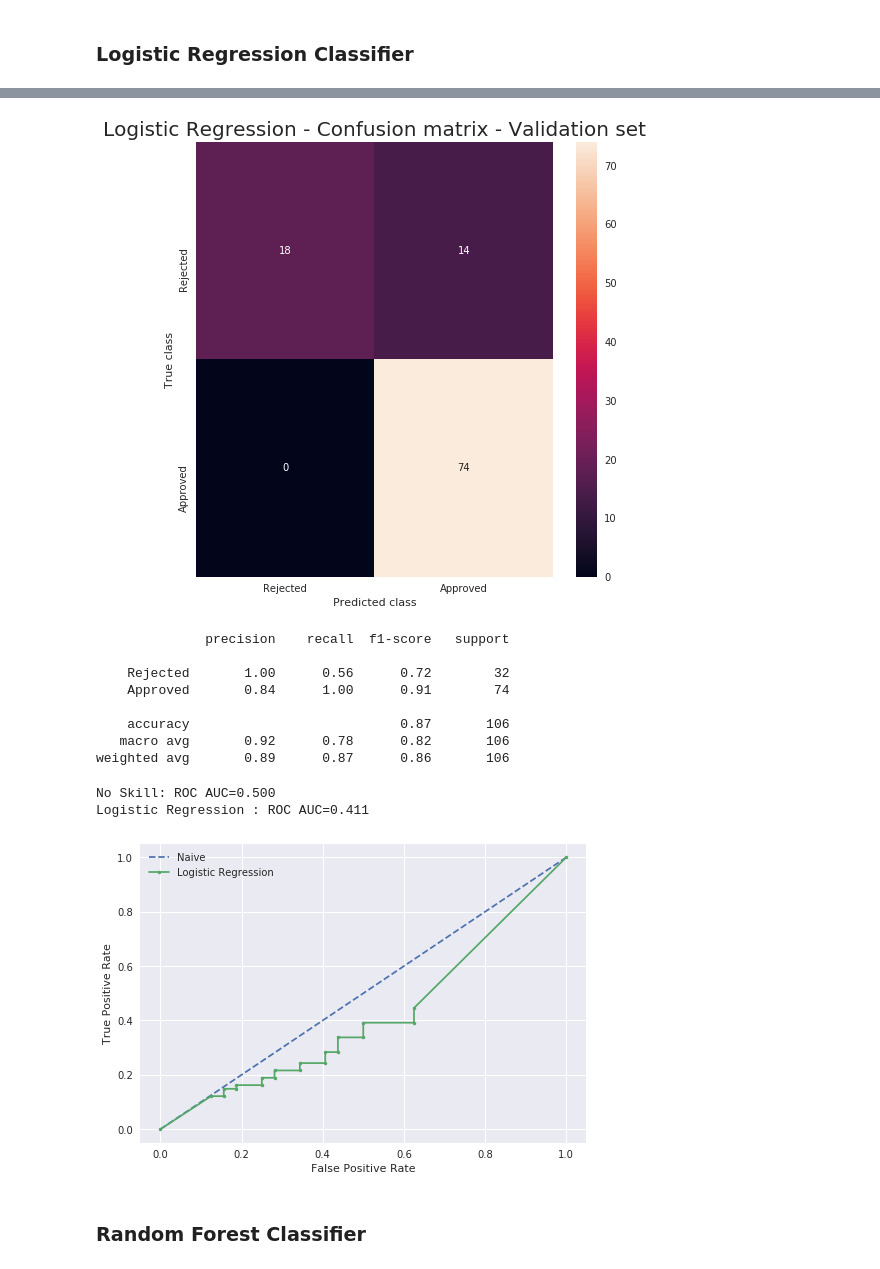
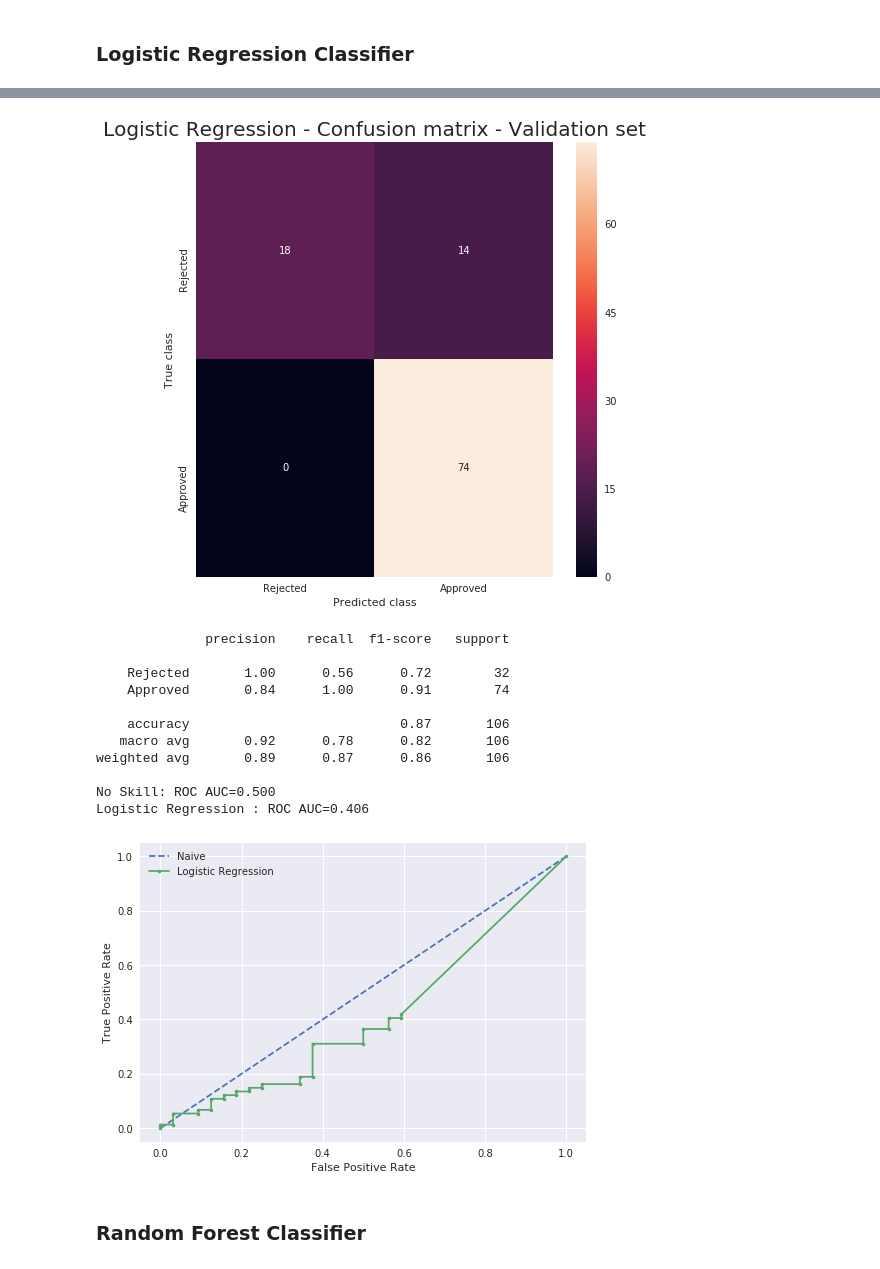
Before and after one commit to lucasthim/loan-prediction, a Jupyter notebook: 03_training_first_models.ipynb, the cells around one changed output, grey strips where cells are left out. Drawn from its saved outputs; the diff is of its cells as text; code cells hidden in the pictures.

```diff
--- a/03_training_first_models.ipynb
+++ b/03_training_first_models.ipynb
@@ -140,7 +98,7 @@ def plot_ROC(model,model_name,X_test,y_test):
 # %% [markdown]
 ### Logistic Regression Classifier
 # %%
-lr = LogisticRegression(random_state=0,solver='liblinear',verbose=1)
+lr = LogisticRegression(C = 0.5,random_state=0,solver='liblinear',verbose=1)
 lr.fit(X_train_norm.values,y_train.values.ravel())
 # %% [output]
 [LibLinear]
@@ -150,7 +108,7 @@ LogisticRegression(C=1.0, class_weight=None, dual=False, fit_intercept=True,
                    random_state=0, solver='liblinear', tol=0.0001, verbose=1,
                    warm_start=False)
 # %%
-df_result = predict(lr,X_validation_norm,y_validation)
+df_result = model_utils.predict(lr,X_validation_norm,y_validation)
 df_result.head(10)
 # %% [output]
 |  | TrueClass | Predicted |
@@ -167,24 +125,21 @@ df_result.head(10)
 # %%
-tn, fp, fn, tp = plot_confusion_matrix(df_result,'Logistic Regression')
+tn, fp, fn, tp = metrics_utils.plot_confusion_matrix(df_result,'Logistic Regression')
+metrics_utils.show_performance(df_result)
+metrics_utils.plot_ROC(model = lr,model_name = 'Logistic Regression',X_test = X_validation, y_test = y_validation)
 # %% [output]
-[figure, old version]
+[figure, new version]
+              precision    recall  f1-score   support
+
+    Rejected       1.00      0.56      0.72        32
+    Approved       0.84      1.00      0.91        74
+
+    accuracy                           0.87       106
+   macro avg       0.92      0.78      0.82       106
+weighted avg       0.89      0.87      0.86       106
+
+No Skill: ROC AUC=0.500
+Logistic Regression : ROC AUC=0.406
+[figure, added]
-# %%
-show_performance(df_result)
-# %% [output]
-              precision    recall  f1-score   support
-
-    Rejected       1.00      0.56      0.72        32
-    Approved       0.84      1.00      0.91        74
-
-    accuracy                           0.87       106
-   macro avg       0.92      0.78      0.82       106
-weighted avg       0.89      0.87      0.86       106
-# %%
-plot_ROC(model = lr,model_name = 'Logistic Regression',X_test = X_validation, y_test = y_validation)
-# %% [output]
-No Skill: ROC AUC=0.500
-Logistic Regression : ROC AUC=0.411
-[figure, removed]
 # %% [markdown]
 ### Random Forest Classifier
 # %%
```
Also changed, not shown: parts of 17 cells of this notebook, 8 other files.
